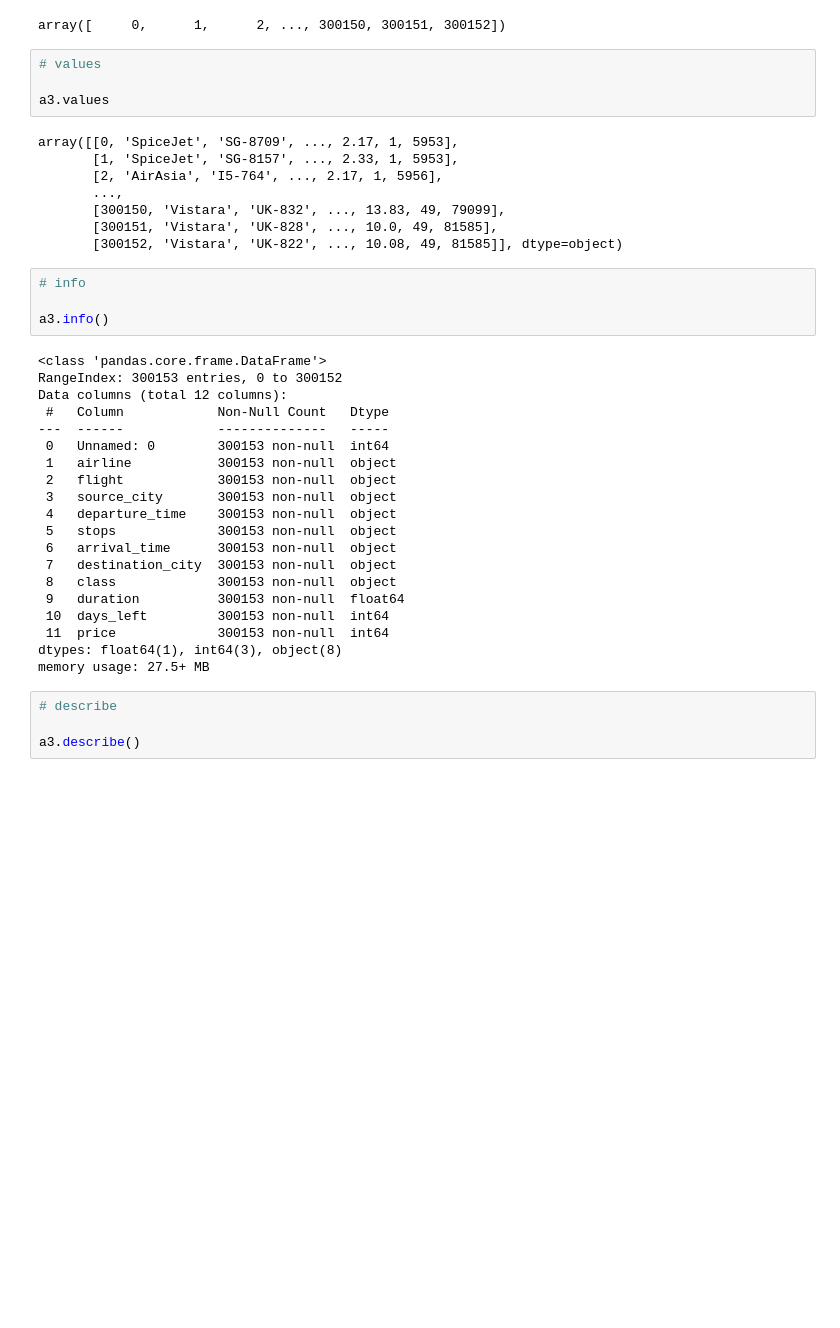
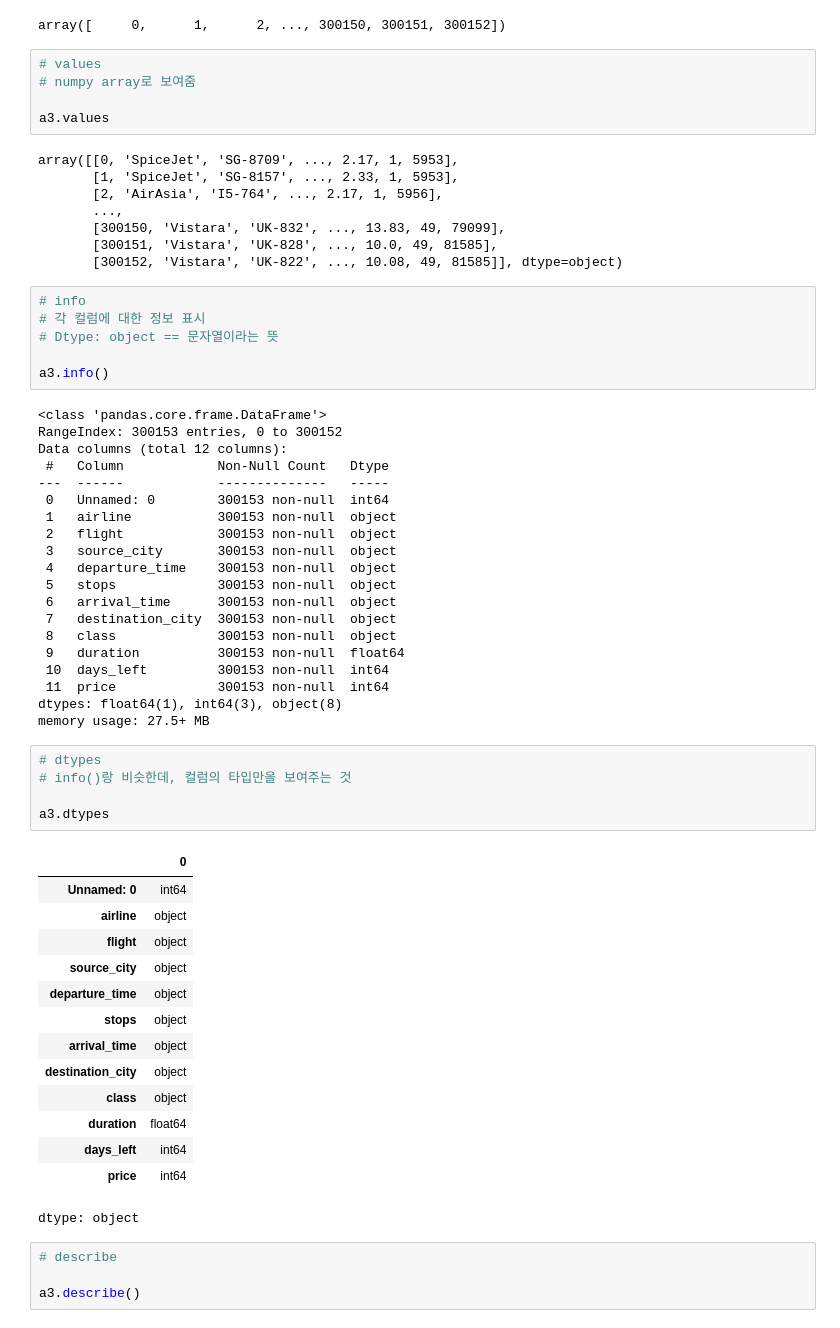
Before and after one commit to ipinid613/github_python_ML, a Jupyter notebook: KT_AICE/Pandas_이해_및_활용_DataFrame 살펴보기(실습)_240801.ipynb, the cells around one changed output. Cells and saved outputs as stored; diff of their text form; blank space fills up the shorter version.

```diff
--- a/KT_AICE/Pandas_이해_및_활용_DataFrame 살펴보기(실습)_240801.ipynb
+++ b/KT_AICE/Pandas_이해_및_활용_DataFrame 살펴보기(실습)_240801.ipynb
@@ -102,6 +102,7 @@ a3.index.values
 array([     0,      1,      2, ..., 300150, 300151, 300152])
 # %%
 # values
+# numpy array로 보여줌
 
 a3.values
 # %% [output]
@@ -114,6 +115,8 @@ array([[0, 'SpiceJet', 'SG-8709', ..., 2.17, 1, 5953],
        [300152, 'Vistara', 'UK-822', ..., 10.08, 49, 81585]], dtype=object)
 # %%
 # info
+# 각 컬럼에 대한 정보 표시
+# Dtype: object == 문자열이라는 뜻
 
 a3.info()
 # %% [output]
@@ -136,6 +139,26 @@ Data columns (total 12 columns):
  11  price             300153 non-null  int64
 dtypes: float64(1), int64(3), object(8)
 memory usage: 27.5+ MB
+# %%
+# dtypes
+# info()랑 비슷한데, 컬럼의 타입만을 보여주는 것
+
+a3.dtypes
+# %% [output]
+|  | 0 |
+| Unnamed: 0 | int64 |
+| airline | object |
+| flight | object |
+| source_city | object |
+| departure_time | object |
+| stops | object |
+| arrival_time | object |
+| destination_city | object |
+| class | object |
+| duration | float64 |
+| days_left | int64 |
+| price | int64 |
+dtype: object
 # %%
 # describe
 
```
Also changed, not shown: 2 other files.
